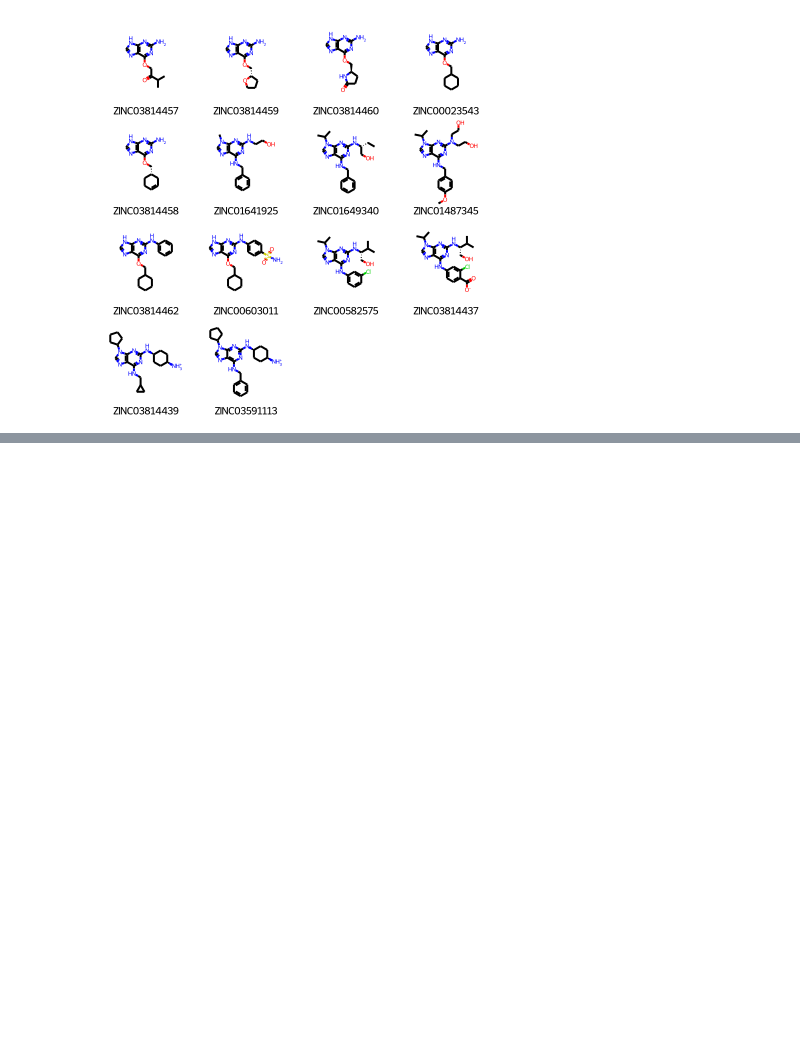
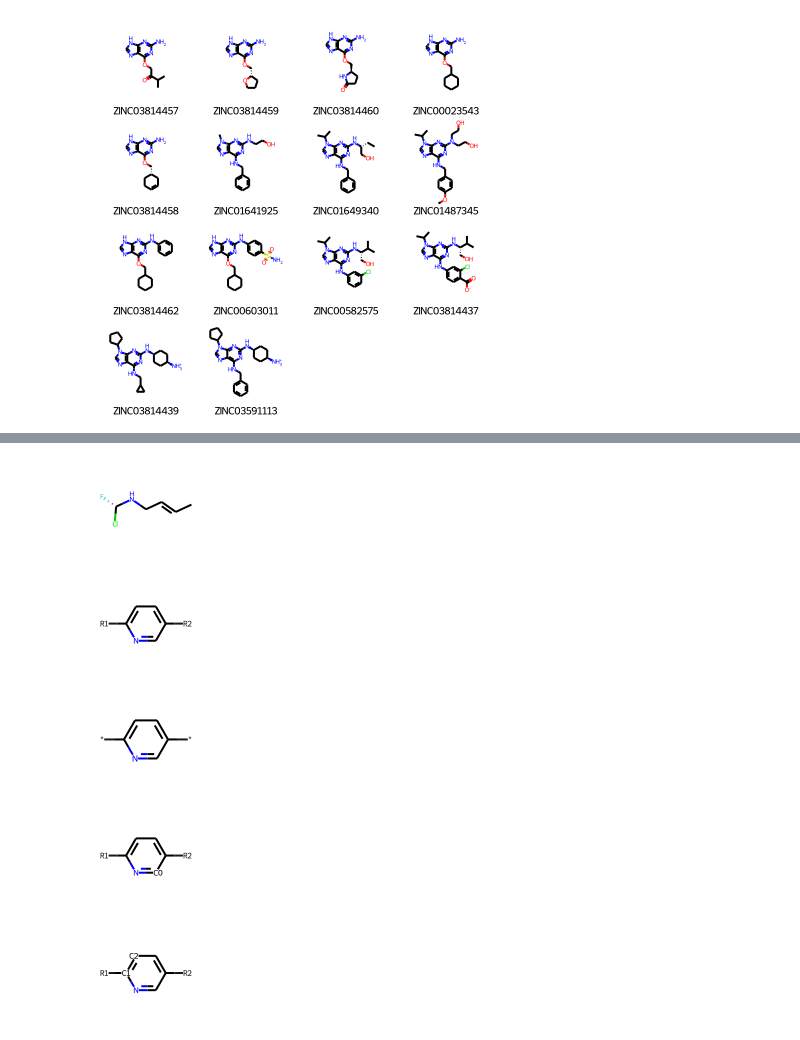
Before and after one commit to jinwoo3239/rdkit, a Jupyter notebook: rdkit_practice.ipynb, the cells around one changed output, grey strips where cells are left out. Cells and saved outputs as stored; diff of their text form; code cells hidden in the pictures; blank space fills up the shorter version.

```diff
--- a/rdkit_practice.ipynb
+++ b/rdkit_practice.ipynb
@@ -704,0 +764,7 @@ img
+# %%
+# 원자 결합에 주석을 달기
+
+mol = Chem.MolFromSmiles('Cl[C@H](F)NC\C=C\C')
+Draw.MolToImage(mol, size=(100, 100))
+# %% [output]
+[figure, added]
@@ -704,0 +780,36 @@ img
+# %%
+# atom 에 label 하는 방법
+
+smi = 'c1nc(*)ccc1* |$;;;R1;;;;R2$|' # extened smiles grammer
+mol = Chem.MolFromSmiles(smi)
+
+Draw.MolToImage(mol, size=(100, 100))
+# %% [output]
+[figure, added]
+# %%
+smi = 'c1nc(*)ccc1*' # extened smiles grammer
+mol = Chem.MolFromSmiles(smi)
+Draw.MolToImage(mol, size=(100, 100))
+# %% [output]
+[figure, added]
+# %%
+# atom 에 label 하는 방법
+
+smi = 'c1nc(*)ccc1* |$C0;;;R1;;;;R2$|' # extened smiles grammer
+mol = Chem.MolFromSmiles(smi)
+
+Draw.MolToImage(mol, size=(100, 100))
+# %% [output]
+[figure, added]
+# %%
+# label method 2
+
+smi = 'c1nc(*)ccc1* |$;;;R1;;;;R2$|' # extened smiles grammer
+mol = Chem.MolFromSmiles(smi)
+
+mol.GetAtomWithIdx(2).SetProp('atomLabel', 'C1')
+mol.GetAtomWithIdx(4).SetProp('atomLabel', 'C2')
+
+Draw.MolToImage(mol, size=(100, 100))
+# %% [output]
+[figure, added]
```
Also changed, not shown: parts of 37 cells of this notebook.
